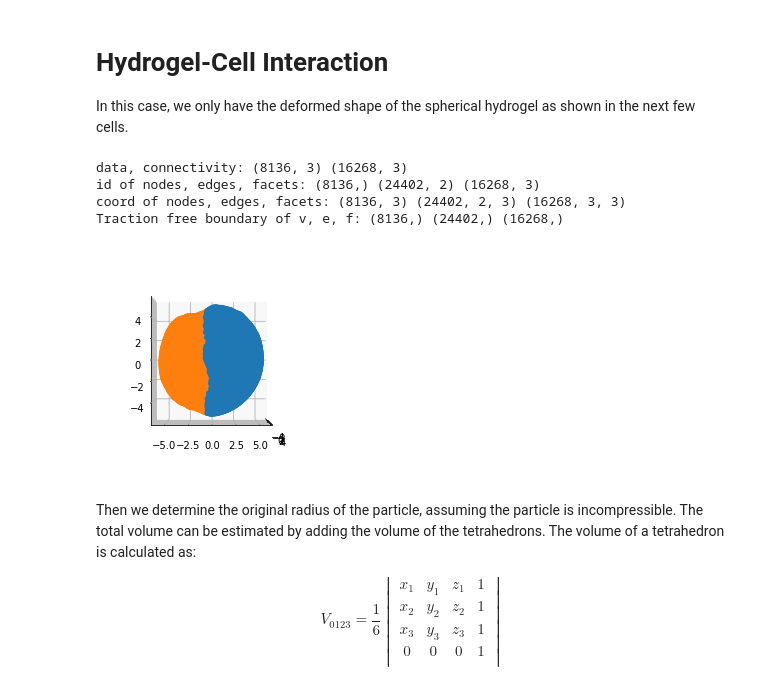
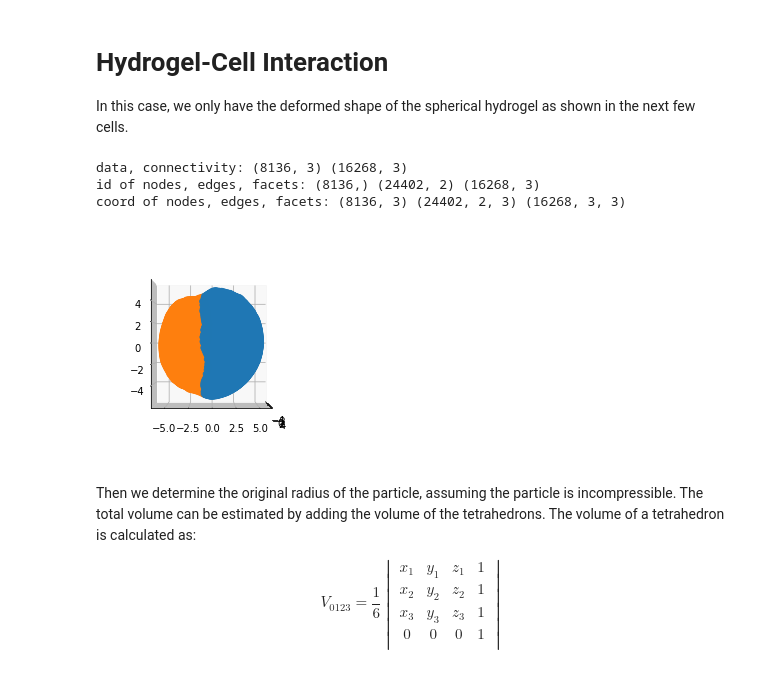
Before and after one commit to yfwang09/ShElastic, a Jupyter notebook: notebook/Case05-Hydrogel_Cell_Interaction-optimization.ipynb, the cells around one changed output. Cells and saved outputs as stored; diff of their text form; code cells hidden in the pictures.

Commit message:
optimization with smoothed traction boundary edge

```diff
--- a/notebook/Case05-Hydrogel_Cell_Interaction-optimization.ipynb
+++ b/notebook/Case05-Hydrogel_Cell_Interaction-optimization.ipynb
@@ -39,7 +39,7 @@ from Case05_utilities import generate_fcache, generate_Xneigh, generate_Eneigh,
 # Data file name
 datadir = '../testdata'
 smoothed = 'smoothed'; smoothed = '';
-dilated = '_1um_dilated';# dilated = '';
+dilated = '_smoothed'; # dilated = '_1um_dilated'; # dilated = '';
 shapename = 'Shape2'
 datafile = os.path.join(datadir, shapename+'_Coordinates_Cart_'+smoothed+'.csv')
 connfile = os.path.join(datadir, shapename+'_Connectivity.csv')
@@ -50,7 +50,7 @@ mu0 = 300/3;
 mu = 1.; nu = 0.499;
 # Spherical Harmonics Analysis Settings
 lJmax = 30; lKmax = 30; lmax_plot = 60;
-lmax_work = 24;
+lmax_work = np.int(0.8*lJmax);
 lmax_buf = lJmax-lmax_work
 lmax_mean = lmax_work + np.int(lmax_buf/2)
 
@@ -61,26 +61,26 @@ n_recal_neigh = 1
 file_neigh = shapename + '_neigh%d_lmax%d'%(n_list, lJmax) + smoothed + dilated
 
 # regularizations
-myalpha = 0.025   # traction magnitude
-mybeta  = 0.025  # coefficient magnitude
+myalpha = 0.010   # traction magnitude
+mybeta  = 0.005  # coefficient magnitude
 
 # program switches
 plot_figure = True
 node_face_dist_on = None
-myord = np.inf
-opt_proc = [2, ] # 2: sol2dr
+opt_proc = [2, ]; myord = 1; # 2: sol2dr; myord: p-norm order
 #opt_proc = [0, 1, 0, 1, 0, 1, 0, 1, 0]  # 1: node-face on; 0: node-face off;
 
 # minimization settings
-N_period = 1000
-maxiter_per_period = 10
+N_period = 500
+maxiter_per_period = 5
 CG_gtol = 1e-4
 minimizer = 'CG'
 minimizer_config = {'maxiter': maxiter_per_period, 'gtol': CG_gtol, 'disp': True}
 # method='Powell', options={'maxiter':1, 'maxfev':10, 'disp': True})
 
 # dump files for minimization
-AKinitfile = 'AK_iter_'+shapename+('_lmax%d'%20)+smoothed+dilated+'.npy'
+#AKinitfile = 'AK_iter_'+shapename+('_lmax%d'%20)+smoothed+dilated+'.npy'
+AKinitfile = 'AK_iter_'+shapename+('_lmax%d'%20)+'_1um_dilated.npy'
 AKfile = 'AK_iter_'+shapename+('_lmax%d'%lJmax)+smoothed+dilated+'.npy'
 fvfile = 'fv_'+shapename+('_lmax%d'%lJmax)+smoothed+dilated+'.txt'
 
@@ -110,10 +110,14 @@ Cmat = generate_submat(mu, nu, fullCmat, lKmax, lJmax, kJ=3).tocsc()
 
 data = np.genfromtxt(datafile, delimiter=',')
 conn = np.genfromtxt(connfile, delimiter=',', dtype=np.int)
+if dilated == '_smoothed':
+    masktype = np.float
+else:
+    masktype = np.int
 if shapename == 'Shape4':
-    mask = np.zeros_like(data[:,0]).astype(np.int)
+    mask = np.zeros_like(data[:,0]).astype(masktype)
 else:
-    mask = np.genfromtxt(maskfile, dtype=np.int)
+    mask = np.genfromtxt(maskfile, dtype=masktype)
 print('data, connectivity:', data.shape, conn.shape)
 
 Fs = conn - 1
@@ -121,46 +125,46 @@ Np = data.shape[0]
 Vs = np.arange(Np)
 edge_conn = spm.lil_matrix((Np, Np), dtype=bool)
 for i, j in permutations(range(3), 2):
     edge_conn[Fs[:, i], Fs[:, j]] = True
 Es = spm.triu(edge_conn).tocoo()
 Es = np.vstack([Es.row, Es.col]).T
 print('id of nodes, edges, facets:', Vs.shape, Es.shape, Fs.shape)
 Vp = data[..., :3]
 Ep = Vp[Es, :]; Fp = Vp[Fs, :];
 print('coord of nodes, edges, facets:', Vp.shape, Ep.shape, Fp.shape)
 
-#Tf_diluted = data[:, 4].astype(np.bool)
-#Tfv = np.logical_not(data[:, 3].astype(np.bool))
-Tfv = mask.astype(np.bool) # np.logical_not(mask.astype(np.bool))
-Tfe = np.all(Tfv[Es], axis=1)
-Tff = np.all(Tfv[Fs], axis=1)
-print('Traction free boundary of v, e, f:', Tfv.shape, Tfe.shape, Tff.shape)
+if dilated == '_smoothed':
+    Tfv = (mask > 0.5)
+else:
+    Tfv = mask.astype(np.bool)
+#Tfe = np.all(Tfv[Es], axis=1)
+#Tff = np.all(Tfv[Fs], axis=1)
+#print('Traction free boundary of v, e, f:', Tfv.shape, Tfe.shape, Tff.shape)
 
 #### Plot the geometry (Vp) ####
 if plot_figure:
     fig = plt.figure()#figsize=(16,16))
     ax = fig.add_subplot(111, projection='3d')
 
     nTfv = np.logical_not(Tfv)
     ax.scatter3D(Vp[Tfv, 0], Vp[Tfv, 1], Vp[Tfv, 2])
     ax.scatter3D(Vp[nTfv, 0], Vp[nTfv, 1], Vp[nTfv, 2])
 
-    eTf = Line3DCollection(np.hstack([Ep[Tfe, 0, :], Ep[Tfe, 1, :]]).copy().reshape((-1,2,3)), colors='C0')
-    ax.add_collection(eTf)
-    nTfe = np.logical_not(Tfe)
-    eTf = Line3DCollection(np.hstack([Ep[nTfe, 0, :], Ep[nTfe, 1, :]]).copy().reshape((-1,2,3)), colors='C1')
-    ax.add_collection(eTf)
+    #eTf = Line3DCollection(np.hstack([Ep[Tfe, 0, :], Ep[Tfe, 1, :]]).copy().reshape((-1,2,3)), colors='C0')
+    #ax.add_collection(eTf)
+    #nTfe = np.logical_not(Tfe)
+    #eTf = Line3DCollection(np.hstack([Ep[nTfe, 0, :], Ep[nTfe, 1, :]]).copy().reshape((-1,2,3)), colors='C1')
+    #ax.add_collection(eTf)
 
     ax.view_init(azim=0, elev=0)
 
     ax.set_aspect('equal')
     plt.show()
 # %% [output]
 data, connectivity: (8136, 3) (16268, 3)
 id of nodes, edges, facets: (8136,) (24402, 2) (16268, 3)
 coord of nodes, edges, facets: (8136, 3) (24402, 2, 3) (16268, 3, 3)
-Traction free boundary of v, e, f: (8136,) (24402,) (16268,)
-[figure, old version]
+[figure, new version]
 # %% [markdown]
 Then we determine the original radius of the particle, assuming the particle is incompressible. The total volume can be estimated by adding the volume of the tetrahedrons. The volume of a tetrahedron is calculated as:
 
```
Also changed, not shown: parts of 4 cells of this notebook, 2 other files.
